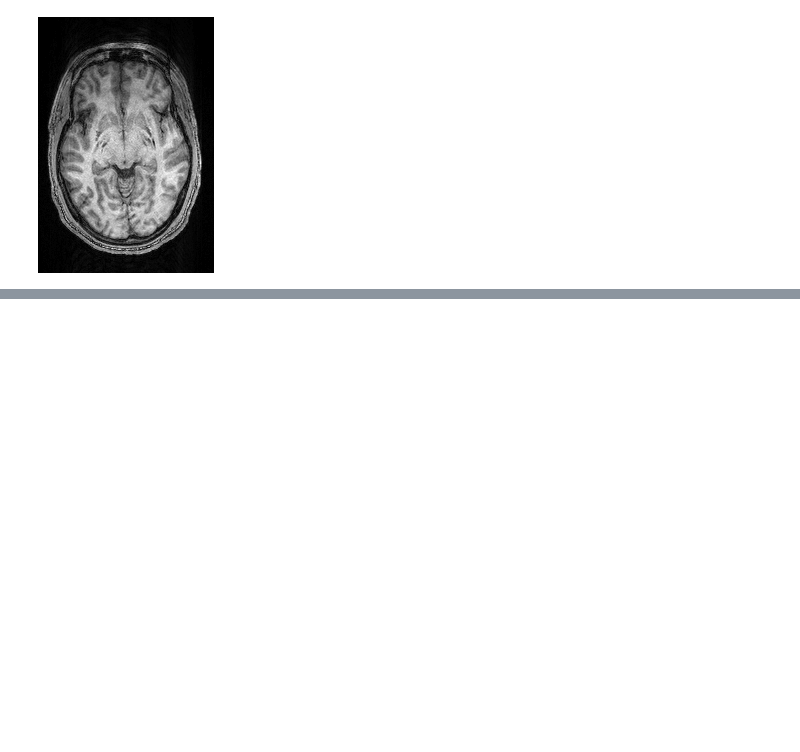
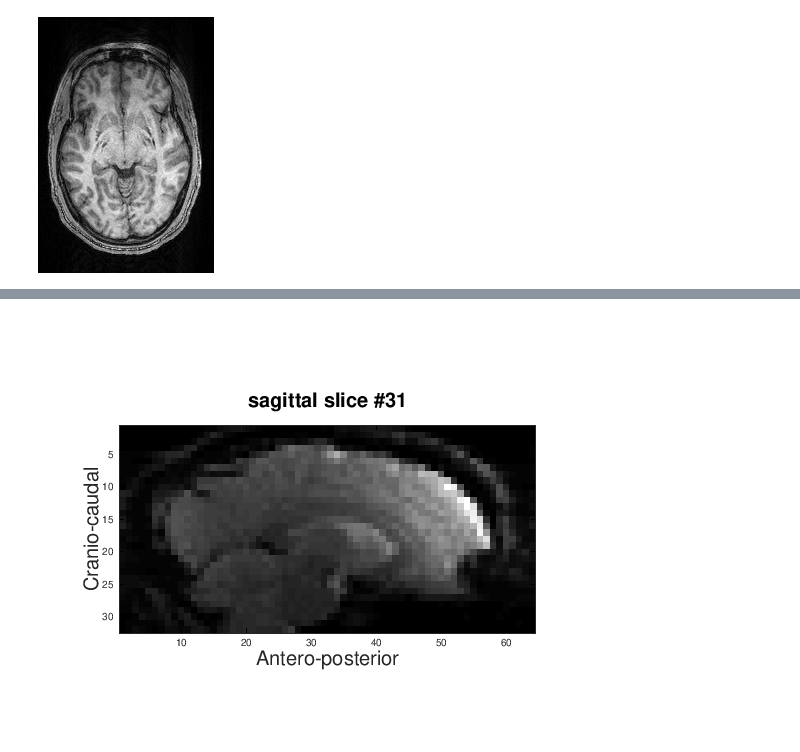
Before and after one commit to OpenMRBenelux/openmr2021-dataviz-workshop, a Jupyter notebook: code/01_octave_viz.ipynb, the cells around one changed output, grey strips where cells are left out. Saved outputs shown, nothing was run; the diff lists cells and outputs as text; code cells hidden in the pictures; blank space fills up the shorter version.

```diff
--- a/code/01_octave_viz.ipynb
+++ b/code/01_octave_viz.ipynb
@@ -54,0 +106,4 @@ plot(squeeze(voxel_BOLD_vector))
+# %%
+show_slice_from_timeseries(bold_image, 'sagittal', x, 1);
+# %% [output]
+[figure, added]
```
Also changed, not shown: parts of 11 cells of this notebook, 6 other files.
